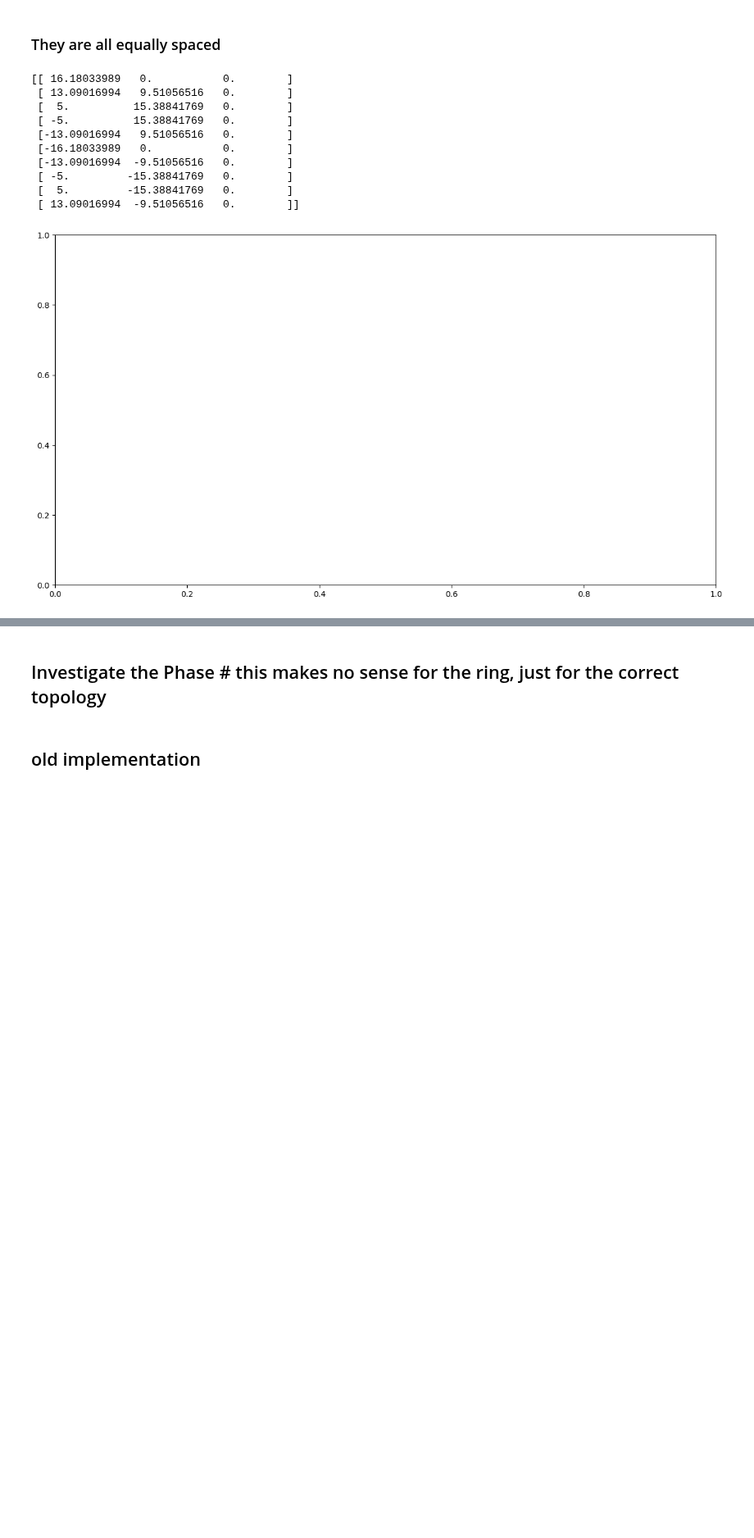
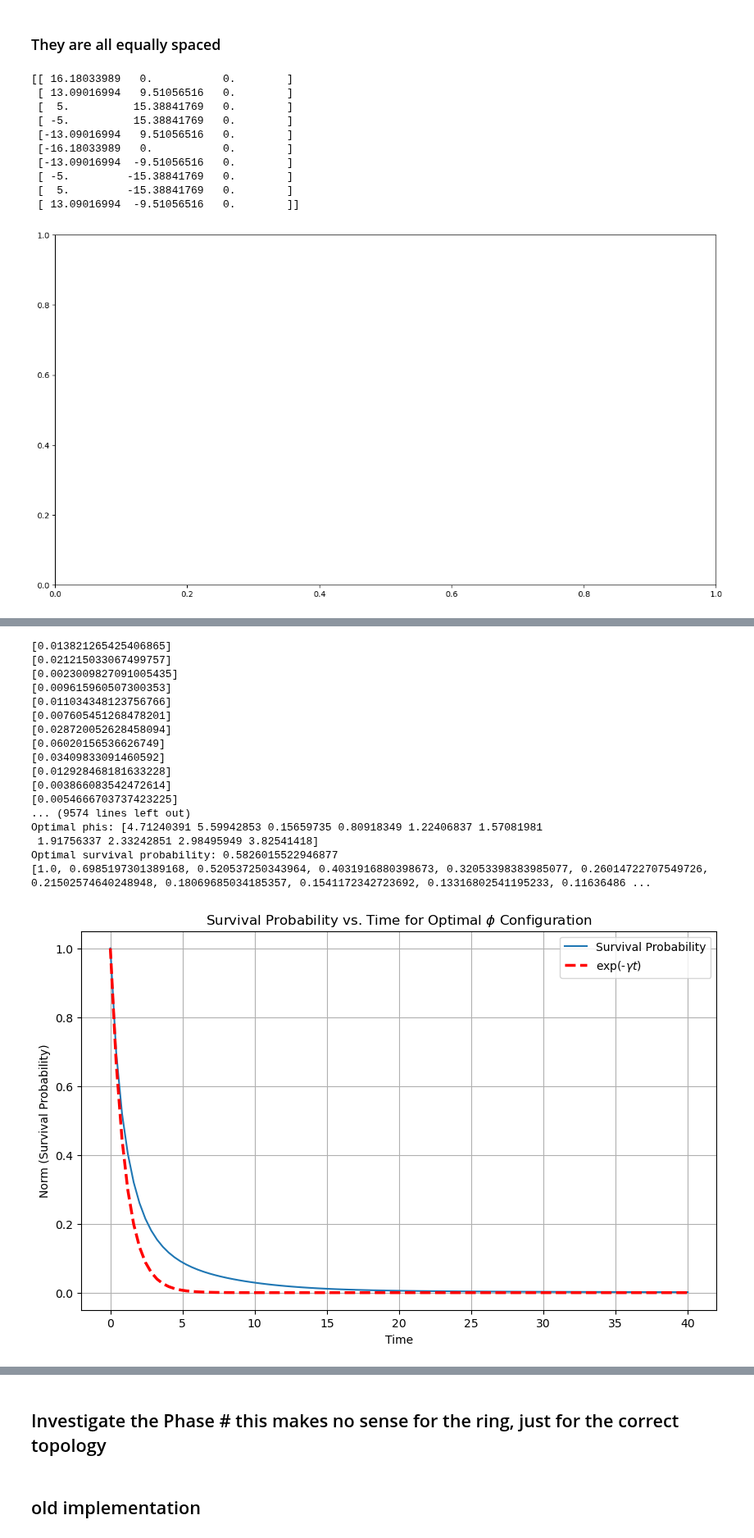
Before and after one commit to LBPhysics/GIT_Code_BA, a Jupyter notebook: Continuation/Qutip/Qutip_N_atoms - Kopie.ipynb, the cells around one changed output, grey strips where cells are left out. Shown at 82% size. Cells and saved outputs as stored; diff of their text form; code cells hidden in the pictures; blank space fills up the shorter version.

```diff
--- a/Continuation/Qutip/Qutip_N_atoms - Kopie.ipynb
+++ b/Continuation/Qutip/Qutip_N_atoms - Kopie.ipynb
@@ -279,42 +277,40 @@ Quantum object: dims=[[10], [1]], shape=(10, 1), type='ket', dtype=Dense$$\left(
 # %%
 # calculate the optimal phi configuration
 from scipy.optimize import differential_evolution
-
-def H_eff_test(distance=fixed_dist, d_a=None, d_b=None, lam=fixed_lam, gamma=fixed_gamma, N=N):
+def H_eff_test(distance = fixed_dist, dipoles = None, lam=fixed_lam, gamma=fixed_gamma, N=N):
     positions = atom_positions(distance, N)
     H_eff_matrix = np.zeros((N, N), dtype=complex)
     for a in range(N):
         for b in range(N):
             r_a = positions[a]
             r_b = positions[b]
-            V_ab = V_coefficients(r_a, r_b, d_a[a], d_b[b], lam, gamma)
-            Gamma_ab = Gamma_coefficients(r_a, r_b, d_a[a], d_b[b], lam, gamma)
+            V_ab = V_coefficients(r_a, r_b, dipoles[a], dipoles[b], lam, gamma)
+            Gamma_ab = Gamma_coefficients(r_a, r_b, dipoles[a], dipoles[b], lam, gamma)
             matrix_element = V_ab - 1j * 0.5 * Gamma_ab
             H_eff_matrix[a, b] = matrix_element
     return Qobj(H_eff_matrix)
 
-def norms_cal(times, distance=fixed_dist, gamma=fixed_gamma, d_a=None, d_b=None, Psi_0=basis(N, 0)):
-    H = H_eff_test(distance=distance, d_a=d_a, d_b=d_b, lam=fixed_lam, gamma=gamma, N=N)
+def norms_cal(times, distance = fixed_dist, gamma=fixed_gamma, dipoles=None, Psi_0=basis(N, 0)):
+    H = H_eff_test(distance = distance, dipoles=dipoles, lam=fixed_lam, gamma=gamma, N=N)
     all_norms = []
     for t in times:
         U = (-1j * H * t).expm()
         Psi_t = U * Psi_0
         norm_sq = Psi_t.norm()**2
         all_norms.append(norm_sq)
+    print(all_norms)
     return np.array(all_norms)
 
 # Define the cost function to be minimized (negative of the survival probability at t=10*gamma)
 def cost_function(phis):
-    d_a = [dipole_vector(phi) for phi in phis]
-    d_b = d_a  # assuming the dipole vectors for both sets are the same
-    survival_probabilities = norms_cal([30 * fixed_gamma], d_a=d_a, d_b=d_b, Psi_0=psi0)
+    dipoles = [dipole_vector(phi) for phi in phis]
+    survival_probabilities = norms_cal([10 * fixed_gamma], dipoles=dipoles, Psi_0=psi0)
     survival_probability = survival_probabilities[0]
     return -survival_probability
 
 # Define the bounds for each phi value
 bounds = [(0, 2 * np.pi) for _ in range(N)]
 
-# Perform the optimization
 result = differential_evolution(cost_function, bounds)
 optimal_phis = result.x
 optimal_survival_probability = -result.fun
@@ -322,38 +318,54 @@ optimal_survival_probability = -result.fun
 print(f"Optimal phis: {optimal_phis}")
 print(f"Optimal survival probability: {optimal_survival_probability}")
 
-optimal_phis = result.x
-d_a = [dipole_vector(phi) for phi in optimal_phis]
-d_b = d_a  # assuming the dipole vectors for both sets are the same
+optimal_dipoles = [dipole_vector(phi) for phi in optimal_phis]
 
 # Calculate norms over the entire time range
-norms = norms_cal(times, d_a=d_a, d_b=d_b)
+norms = norms_cal(times, dipoles=optimal_dipoles)
 
 # Plot the norms against time
 plt.figure(figsize=(10, 6))
 plt.plot(times, norms, label='Survival Probability')
 plt.plot(times, np.exp(-times), 'r--', linewidth=2.5, label=r'exp(-$\gamma t$)')
 plt.xlabel('Time')
 plt.ylabel('Norm (Survival Probability)')
 plt.title('Survival Probability vs. Time for Optimal $\phi$ Configuration')
 plt.legend()
 plt.grid(True)
 plt.show()
-
 # Plot atoms with their dipole moments
 positions = atom_positions(fixed_dist, N)
 max_x = np.max(positions[:, 0])
 scale = 0.1 * max_x
 
 plt.figure(figsize=(8, 8))
 plt.scatter(positions[:, 0], positions[:, 1], color='blue', s=100, label='Atoms')
 for i in range(N):
-    plt.arrow(positions[i, 0], positions[i, 1], d_a[i][0] * scale, d_a[i][1] * scale, head_width=0.5 * scale, head_length=0.5 * scale, fc='red', ec='red')
+    plt.arrow(positions[i, 0], positions[i, 1], optimal_dipoles[i][0] * scale, optimal_dipoles[i][1] * scale, head_width=0.5 * scale, head_length=0.5 * scale, fc='red', ec='red')
 
 plt.title('Atom Positions and Dipole Moments')
 plt.xlabel('X Position')
 plt.ylabel('Y Position')
 plt.grid(True)
 plt.legend()
 plt.axis('equal')
 plt.show()
+# %% [output]
+[0.013821265425406865]
+[0.021215033067499757]
+[0.0023009827091005435]
+[0.009615960507300353]
+[0.011034348123756766]
+[0.007605451268478201]
+[0.028720052628458094]
+[0.06020156536626749]
+[0.03409833091460592]
+[0.012928468181633228]
+[0.003866083542472614]
+[0.0054666703737423225]
+... (9574 lines left out)
+Optimal phis: [4.71240391 5.59942853 0.15659735 0.80918349 1.22406837 1.57081981
+ 1.91756337 2.33242851 2.98495949 3.82541418]
+Optimal survival probability: 0.5826015522946877
+[1.0, 0.6985197301389168, 0.520537250343964, 0.4031916880398673, 0.32053398383985077, 0.26014722707549726, 0.21502574640248948, 0.18069685034185357, 0.1541172342723692, 0.13316802541195233, 0.11636486 ...
+[figure, added]
```
Also changed, not shown: parts of 5 cells of this notebook, 1 other file.
